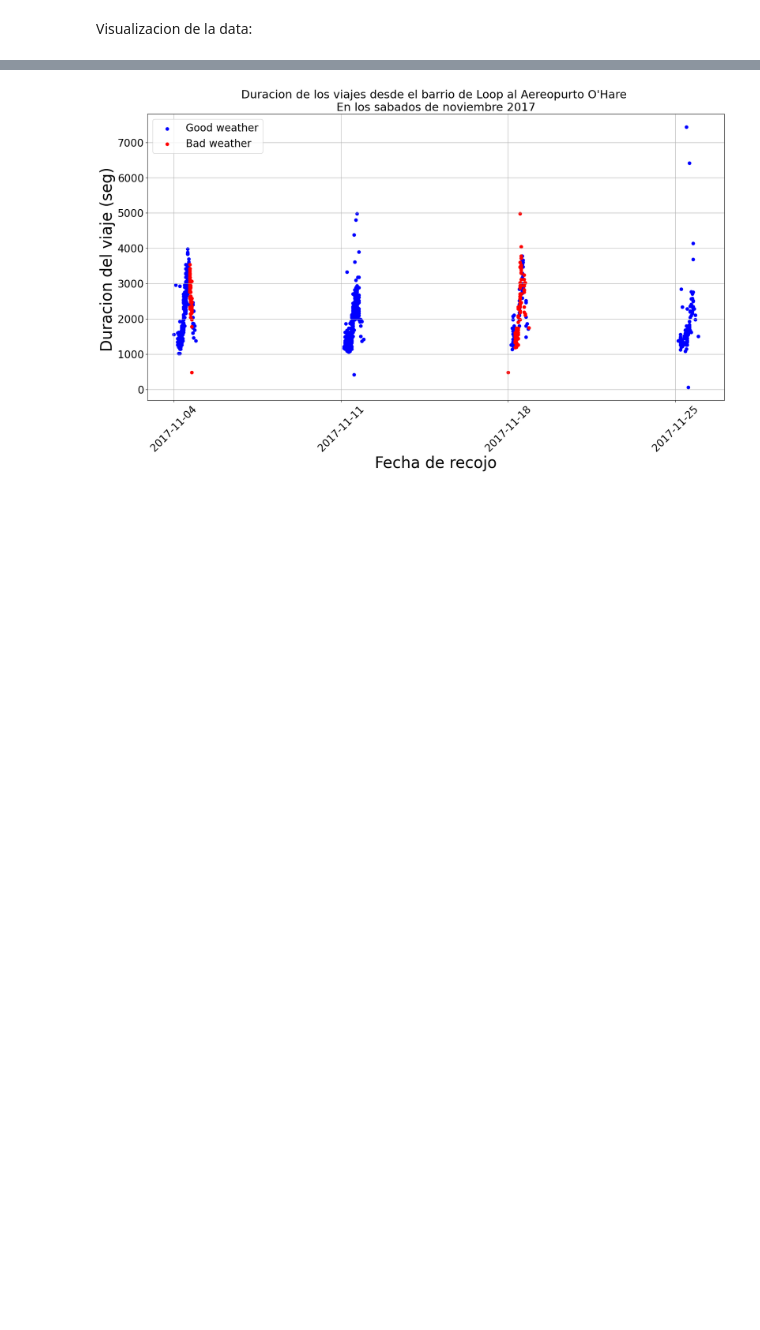
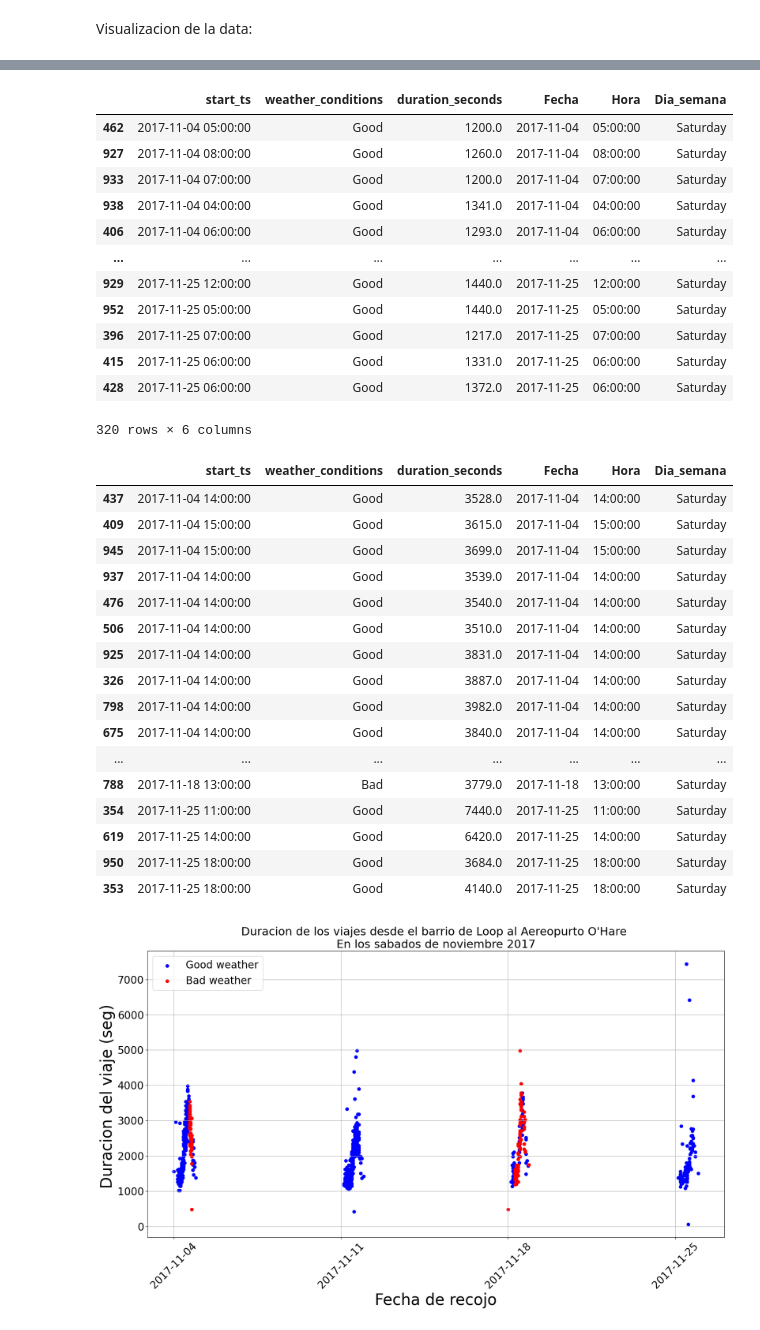
Before and after one commit to glouigi/PROYECTO-SPRINT-8, a Jupyter notebook: SPRINT 8 - RECOPILACION Y ALMACENAMIENTO DE DATOS.ipynb, the cells around one changed output, grey strips where cells are left out. Drawn from its saved outputs; the diff is of its cells as text; code cells hidden in the pictures; blank space fills up the shorter version.

```diff
--- a/SPRINT 8 - RECOPILACION Y ALMACENAMIENTO DE DATOS.ipynb
+++ b/SPRINT 8 - RECOPILACION Y ALMACENAMIENTO DE DATOS.ipynb
@@ -361,3 +380,46 @@ Visualizacion de la data:
+# %%
+# Filtramos valores atipicos:
+extremo_inferior = sql_result_07.query('duration_seconds < 1500')
+
+extremo_superior = sql_result_07.query('duration_seconds > 3500')
+
+# Eliminamos los datos atipicos
+outlier_list = list(outliers_short.index) + list(outliers_long.index)
+print(outlier_list)
+
+result_07_typ = result_07.drop(outlier_list)
+result_07_typ.info()
+# %% [output]
+|  | start_ts | weather_conditions | duration_seconds | Fecha | Hora | Dia_semana |
+| 462 | 2017-11-04 05:00:00 | Good | 1200.0 | 2017-11-04 | 05:00:00 | Saturday |
+| 927 | 2017-11-04 08:00:00 | Good | 1260.0 | 2017-11-04 | 08:00:00 | Saturday |
+| 933 | 2017-11-04 07:00:00 | Good | 1200.0 | 2017-11-04 | 07:00:00 | Saturday |
+| 938 | 2017-11-04 04:00:00 | Good | 1341.0 | 2017-11-04 | 04:00:00 | Saturday |
+| 406 | 2017-11-04 06:00:00 | Good | 1293.0 | 2017-11-04 | 06:00:00 | Saturday |
+| ... | ... | ... | ... | ... | ... | ... |
+| 929 | 2017-11-25 12:00:00 | Good | 1440.0 | 2017-11-25 | 12:00:00 | Saturday |
+| 952 | 2017-11-25 05:00:00 | Good | 1440.0 | 2017-11-25 | 05:00:00 | Saturday |
+| 396 | 2017-11-25 07:00:00 | Good | 1217.0 | 2017-11-25 | 07:00:00 | Saturday |
+| 415 | 2017-11-25 06:00:00 | Good | 1331.0 | 2017-11-25 | 06:00:00 | Saturday |
+| 428 | 2017-11-25 06:00:00 | Good | 1372.0 | 2017-11-25 | 06:00:00 | Saturday |
+320 rows × 6 columns
+|  | start_ts | weather_conditions | duration_seconds | Fecha | Hora | Dia_semana |
+| 437 | 2017-11-04 14:00:00 | Good | 3528.0 | 2017-11-04 | 14:00:00 | Saturday |
+| 409 | 2017-11-04 15:00:00 | Good | 3615.0 | 2017-11-04 | 15:00:00 | Saturday |
+| 945 | 2017-11-04 15:00:00 | Good | 3699.0 | 2017-11-04 | 15:00:00 | Saturday |
+| 937 | 2017-11-04 14:00:00 | Good | 3539.0 | 2017-11-04 | 14:00:00 | Saturday |
+| 476 | 2017-11-04 14:00:00 | Good | 3540.0 | 2017-11-04 | 14:00:00 | Saturday |
+| 506 | 2017-11-04 14:00:00 | Good | 3510.0 | 2017-11-04 | 14:00:00 | Saturday |
+| 925 | 2017-11-04 14:00:00 | Good | 3831.0 | 2017-11-04 | 14:00:00 | Saturday |
+| 326 | 2017-11-04 14:00:00 | Good | 3887.0 | 2017-11-04 | 14:00:00 | Saturday |
+| 798 | 2017-11-04 14:00:00 | Good | 3982.0 | 2017-11-04 | 14:00:00 | Saturday |
+| 675 | 2017-11-04 14:00:00 | Good | 3840.0 | 2017-11-04 | 14:00:00 | Saturday |
+| ... | ... | ... | ... | ... | ... | ... |
+| 788 | 2017-11-18 13:00:00 | Bad | 3779.0 | 2017-11-18 | 13:00:00 | Saturday |
+| 354 | 2017-11-25 11:00:00 | Good | 7440.0 | 2017-11-25 | 11:00:00 | Saturday |
+| 619 | 2017-11-25 14:00:00 | Good | 6420.0 | 2017-11-25 | 14:00:00 | Saturday |
+| 950 | 2017-11-25 18:00:00 | Good | 3684.0 | 2017-11-25 | 18:00:00 | Saturday |
+| 353 | 2017-11-25 18:00:00 | Good | 4140.0 | 2017-11-25 | 18:00:00 | Saturday |
 # %%
 # Grafico de dispersion
 plt.figure(figsize=(20,10))
```
Also changed, not shown: parts of 7 cells of this notebook.
